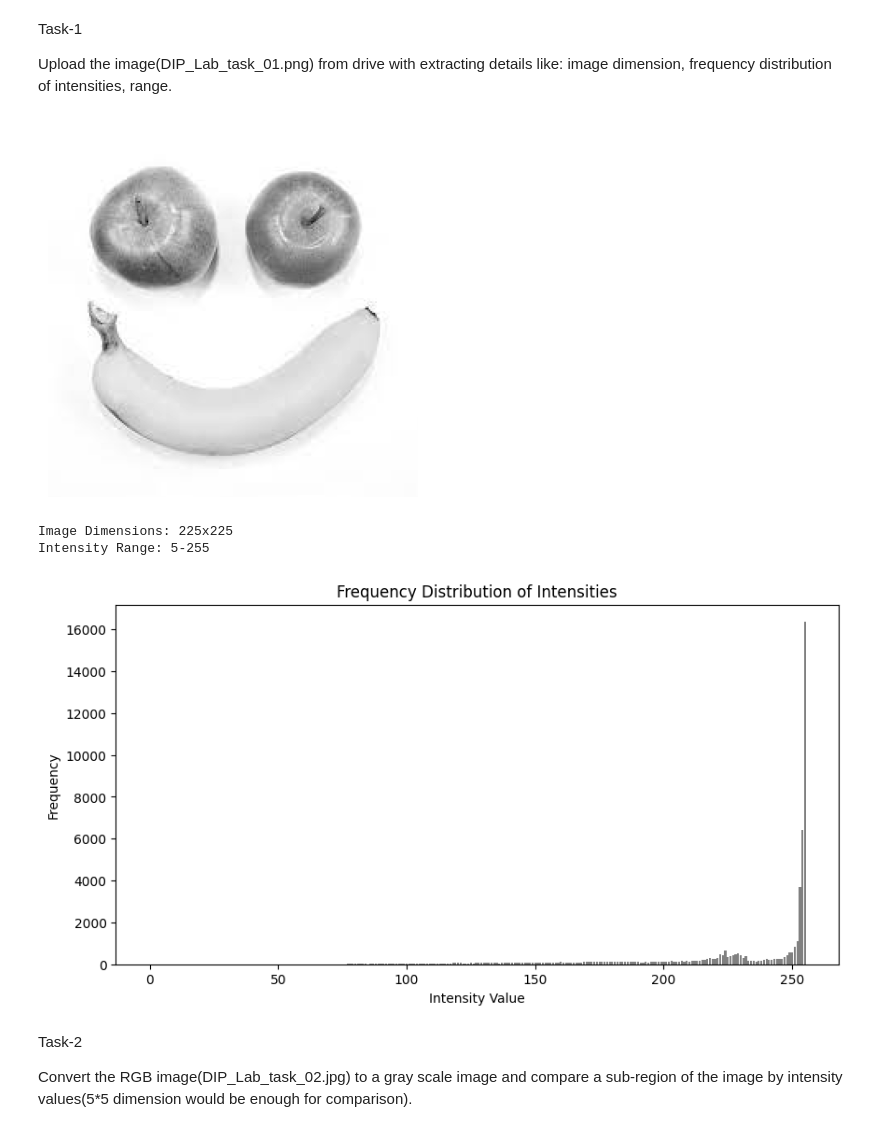
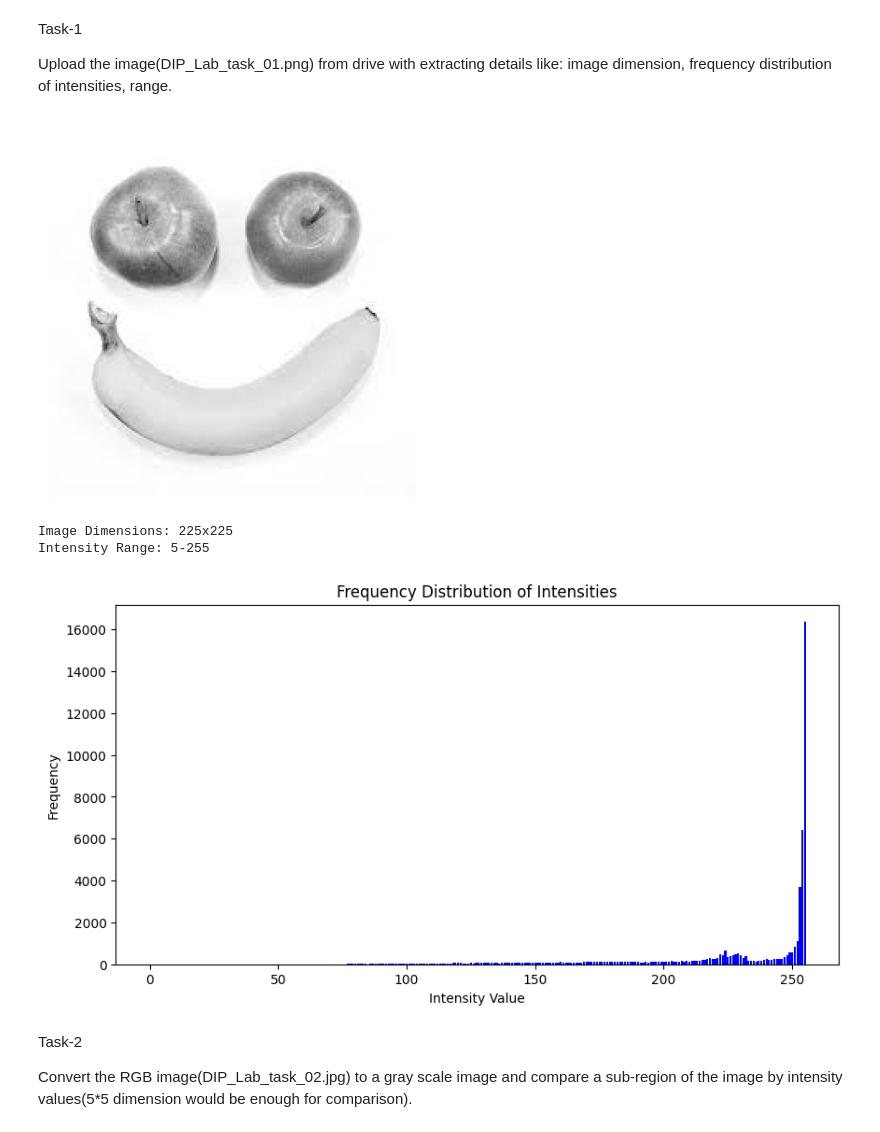
Before and after one commit to TaniaHafsa/DIP_lab_final_task, a Jupyter notebook: DIP_lab_task.ipynb, the cells around one changed output. Drawn from its saved outputs; the diff is of its cells as text; code cells hidden in the pictures.

```diff
--- a/DIP_lab_task.ipynb
+++ b/DIP_lab_task.ipynb
@@ -20,35 +20,35 @@ lab_task1 = '/content/drive/MyDrive/DIP_Lab_task_01.png'
 image = cv2.imread(lab_task1, cv2.IMREAD_GRAYSCALE)
 
 # Display image
 plt.imshow(image, cmap='gray')
 plt.axis('off')
 plt.show()
 
 # dimensions
 height, width = image.shape
 print(f"Image Dimensions: {width}x{height}")
 
 # frequency distribution
 hist = cv2.calcHist([image], [0], None, [256], [0, 256])
 hist = hist.flatten()
 
 # range
 min_intensity = image.min()
 max_intensity = image.max()
 print(f"Intensity Range: {min_intensity}-{max_intensity}")
 
 # histogram
 plt.figure(figsize=(10, 5))
 plt.title("Frequency Distribution of Intensities")
 plt.xlabel("Intensity Value")
 plt.ylabel("Frequency")
-plt.bar(range(256), hist, color='gray')
+plt.bar(range(256), hist, color='blue')
 plt.show()
 # %% [output]
 [figure]
 Image Dimensions: 225x225
 Intensity Range: 5-255
-[figure, old version]
+[figure, new version]
 # %% [markdown]
 Task-2
 
```
Also changed, not shown: parts of 2 cells of this notebook.
